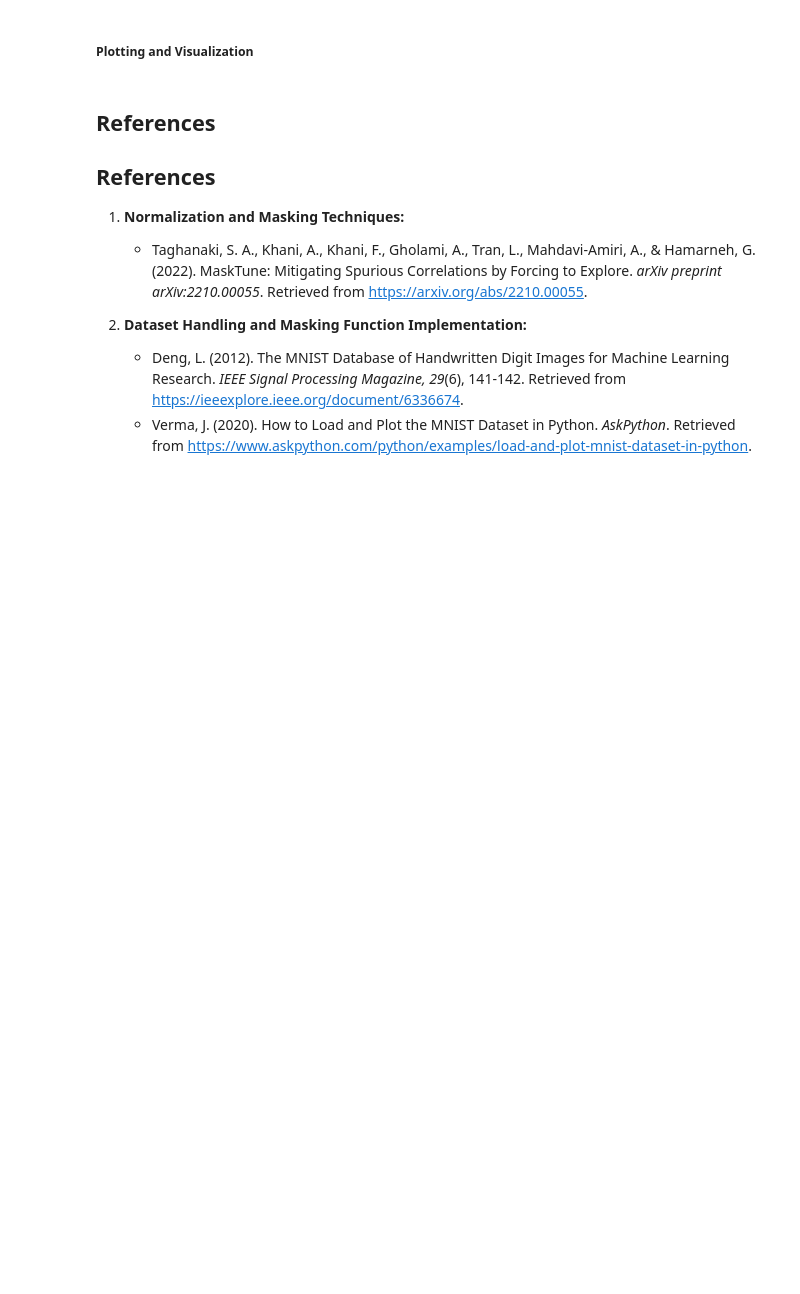
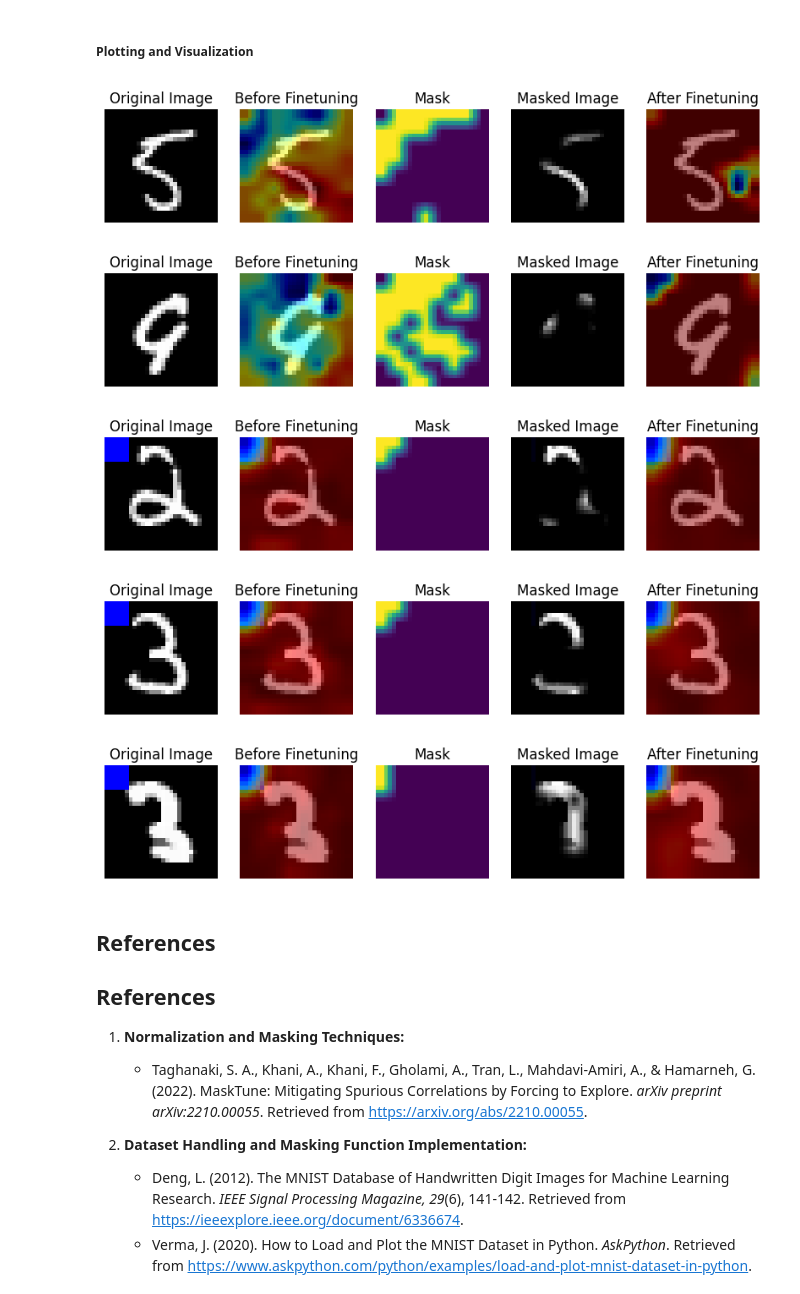
Before and after one commit to vmazashvili/Neural-Networks, a Jupyter notebook: MaskTune_Vano_Mazashvili_1993251.ipynb, the cells around one changed output. Cells and saved outputs as stored; diff of their text form; code cells hidden in the pictures; blank space fills up the shorter version.

```diff
--- a/MaskTune_Vano_Mazashvili_1993251.ipynb
+++ b/MaskTune_Vano_Mazashvili_1993251.ipynb
@@ -625,11 +625,13 @@ def create_random_mask(image_shape, mask_ratio=0.2):
 Apply the Generated Mask:
 1.  Ensure the mask and the image have same dimensions (H x W)
 2.  Apply the mask to the image (inverted mask zeroes out the active regions)
-# %%
-def apply_mask(image, mask):
-    mask_resized = F.interpolate(torch.tensor(mask).unsqueeze(0).unsqueeze(0), size=(image.shape[1], image.shape[2]), mode='bilinear', align_corners=False)
-    masked_image = image * (1 - mask_resized.squeeze(0))
-    return masked_image
+# %%
+def apply_mask(image, mask):
+    # Ensure the mask has the same height and width as the image
+    mask_resized = cv2.resize(mask, (image.shape[2], image.shape[1]))
+    mask_resized_tensor = torch.tensor(1 - mask_resized).float().unsqueeze(0)
+    masked_image = image * mask_resized_tensor
+    return masked_image
 # %% [markdown]
 Masking function 𝓖 bears is a key factor in MaskTune method. It identifies and masks the most discriminative features in the sample found by the fully trained model, thus it is applied offline. This will encourage the model to explore more features during the fine-tuning.
 
@@ -895,15 +907,21 @@ In this section, we experiment with different masking functions with various hyp
 ##### Threshold-based Masking
 We run the easiest function first, creating 5 separate datasets with the 5 different thresholds.
 # %%
+# Load the pre-trained model
+model = SmallCNN(num_classes=2)
+checkpoint_path = '/content/data/MNIST/CNN_checkpoint.pth'
+model.load_state_dict(torch.load(checkpoint_path))
+
+
 masked_train_dataloaders = {}
-masking_methods = ["threshold", "top_k", "channel_wise", "random"]
+masking_methods = ["threshold", "top_k", "channel_wise"] # , "random"
 
 masking_params = {
     "threshold": {"threshold": [0.3, 0.6, 0.9]},
     "top_k": {"k": [0.01, 0.1, 0.2]},
     "channel_wise": {"mask_probability": [0.2, 0.4, 0.6]},
     "random": {"mask_ratio": [0.1, 0.2, 0.3]},
-}
+} # "random": {"mask_ratio": [0.1]},
 
 for method in masking_methods:
     for param_name, param_values in masking_params[method].items():
@@ -912,8 +930,9 @@ for method in masking_methods:
             masked_train_dataset, saliency_maps, original_images, masked_images, image_classes = mask_dataset(
                 model, '/content/data/MNIST/CNN_checkpoint.pth', subset_train_spurious_dataloader, masking_type=method, **kwargs
             )
+            dataset_identifier = f"{method}_{param}"
             masked_train_dataloader = DataLoader(masked_train_dataset, batch_size=batch_size, shuffle=True)
-            dataset_identifier = f"{method}_{param}"
+            masked_train_dataloaders[dataset_identifier] = masked_train_dataloader
 # %% [markdown]
 #### **Fine-tuning**
 For single epoch fine-tuning, small learning rate is recommended, as high value encourages the model to forget the discriminatvie features learned by the ERM
@@ -1006,18 +1109,24 @@ plot_accuracies(metrics_raw, metrics_ft_raw, metrics_biased, metrics_ft_sp)
 # %%
 # Plot some saliency maps, masks, and masked images
 for i in range(5):  # Plot the first 5 samples
     # generate_saliency_map_single(original_images[i], image_classes[i], torch.load('/content/data/MNIST/CNN_checkpoint_finetuned.pth'))
     plot_saliency_and_mask(
         original_images[i],
         saliency_maps[i],
         create_mask(saliency_maps[i], threshold=0.5),
         masked_images[i],
         generate_saliency_map_single(
             original_images[i],
             image_classes[i],
-            torch.load('/content/data/MNIST/CNN_checkpoint_finetuned.pth')
+            torch.load('/content/data/MNIST/CNN_checkpoint_finetuned_channel_wise_0.2.pth')
             )
         )
+# %% [output]
+[figure, added]
+[figure, added]
+[figure, added]
+[figure, added]
+[figure, added]
 # %% [markdown]
 ## References
 ## References
```
Also changed, not shown: parts of 4 cells of this notebook.
